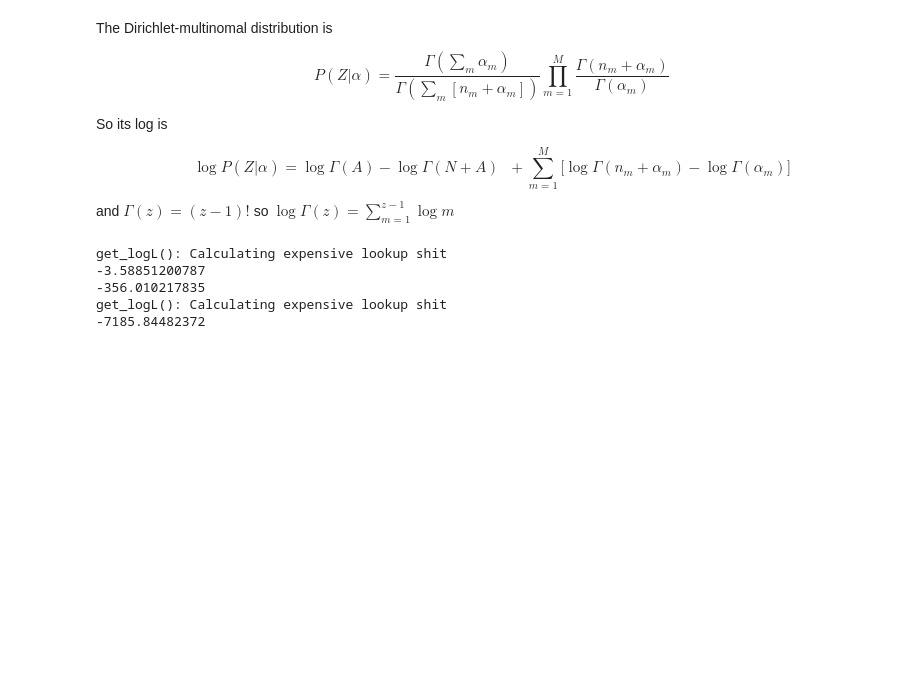
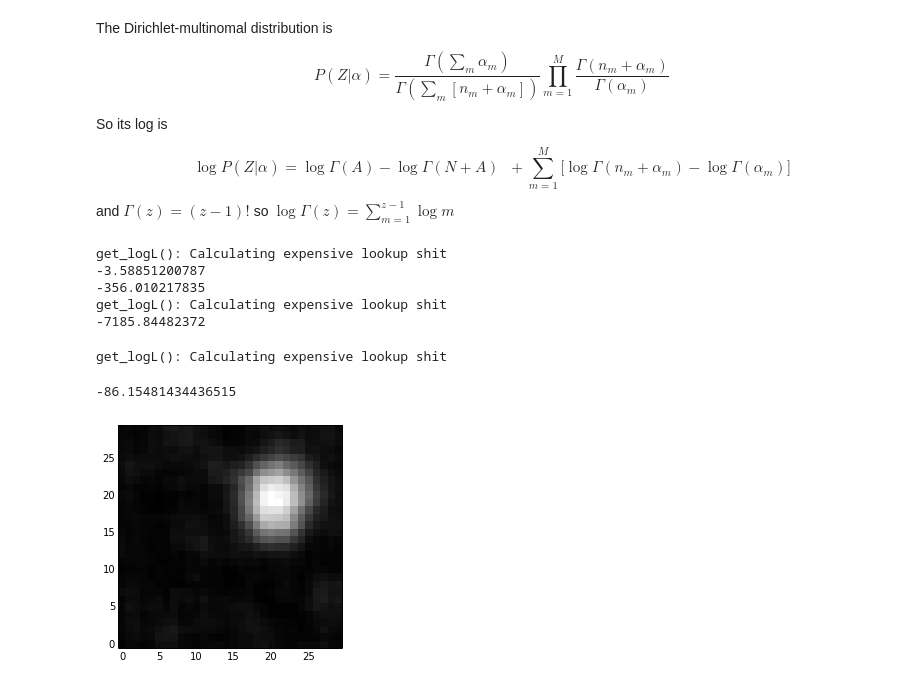
Before and after one commit to garibaldu/Oddity, a Jupyter notebook: code/squares.ipynb, the cells around one changed output. Saved outputs shown, nothing was run; the diff lists cells and outputs as text; code cells hidden in the pictures; blank space fills up the shorter version.

```diff
--- a/code/squares.ipynb
+++ b/code/squares.ipynb
@@ -138,7 +138,10 @@ def get_logL(counts, alphas):
         get_logL.Cmax = 2 * (N + A)
         get_logL.gammaln = np.append(np.array([np.Inf, 0.]), np.cumsum(np.log(np.arange(get_logL.Cmax - 2) + 1)))
     # now the actual LF
-    return gammaln(A) - gammaln(N+A) + np.sum( gammaln(counts + alphas)) - np.sum( gammaln(alphas))
+    return (  get_logL.gammaln[A]
+            - get_logL.gammaln[N+A]
+            + np.sum( get_logL.gammaln[counts + alphas])
+            - np.sum( get_logL.gammaln[alphas]) )
 
 
 print get_logL(np.array([1,1,1]), 100*np.array([1,2,3]))
@@ -152,7 +155,10 @@ get_logL(): Calculating expensive lookup shit
 -7185.84482372
 # %%
 def get_full_logL(cumulated_block, BBs, alphas_S, alphas_B):
-    # BBs is
+    """
+    ## inputs
+    - `BBs` is a list of `OddityBB` objects.
+    """
     logL = 0.
     source_counts = 0
     for BB in BBs:
@@ -162,3 +168,18 @@ def get_full_logL(cumulated_block, BBs, alphas_S, alphas_B):
     background_counts = cumulated_block[:, -1, -1].ravel() - source_counts
     logL += get_logL(background_counts, alphas_B)
     return logL
+# %%
+ys, xs = np.mgrid[130:160,20:50]
+params = [OddityBB(pos,7) for pos in zip(ys.ravel(), xs.ravel())]
+logL_grid = np.zeros((30,30))
+M, foo, bar = cbb.shape
+for y,x,BB in zip(ys.ravel(), xs.ravel(), params):
+    logL_grid[y-130,x-20] = get_full_logL(cbb, [BB, ], np.ones(M, dtype=int), np.ones(M, dtype=int)*int(30*30/M))
+# %% [output]
+get_logL(): Calculating expensive lookup shit
+# %%
+imshow(logL_grid, interpolation='nearest', origin='lower')
+logL_grid.min() - logL_grid.max()
+# %% [output]
+-86.15481434436515
+[figure, added]
```
